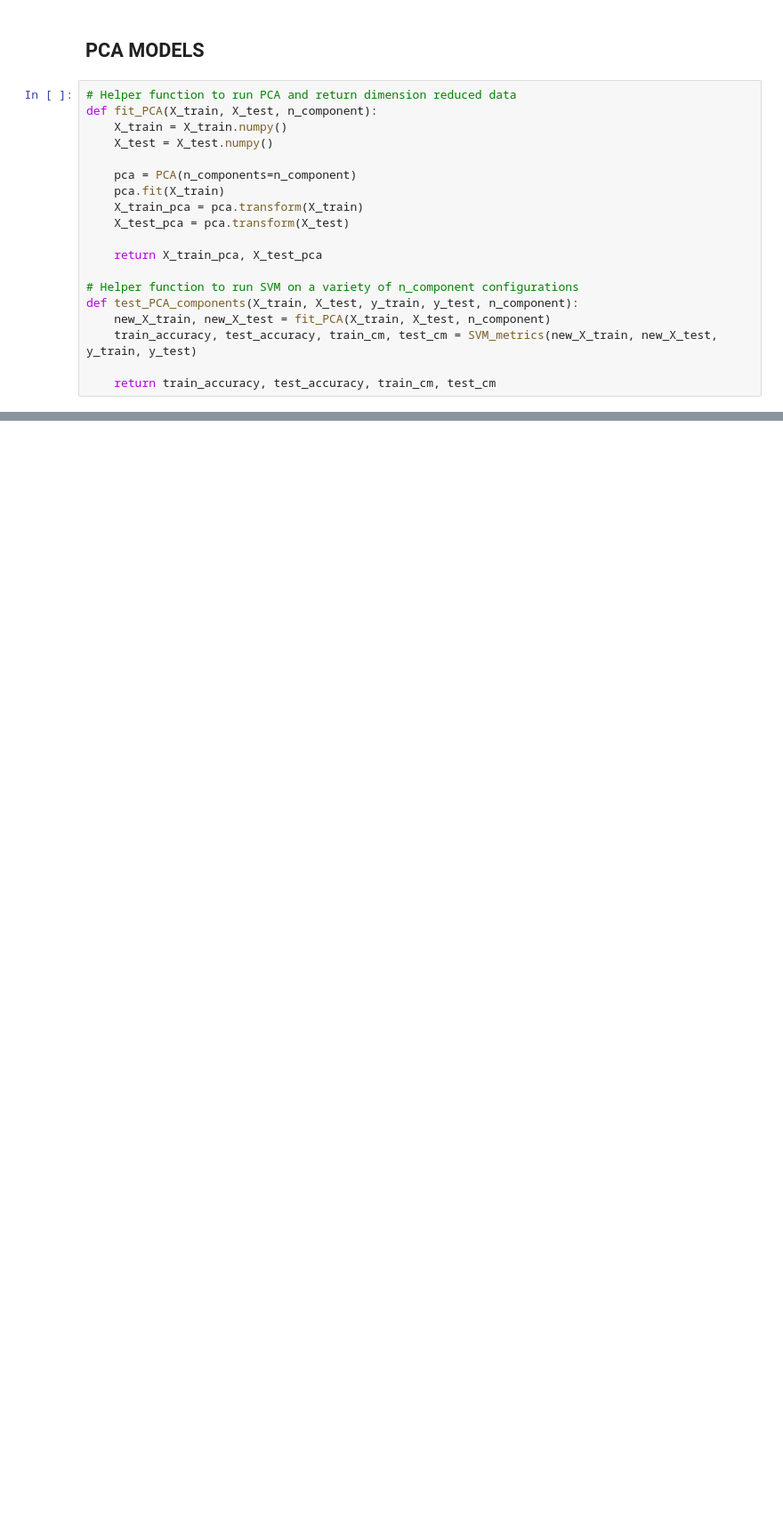
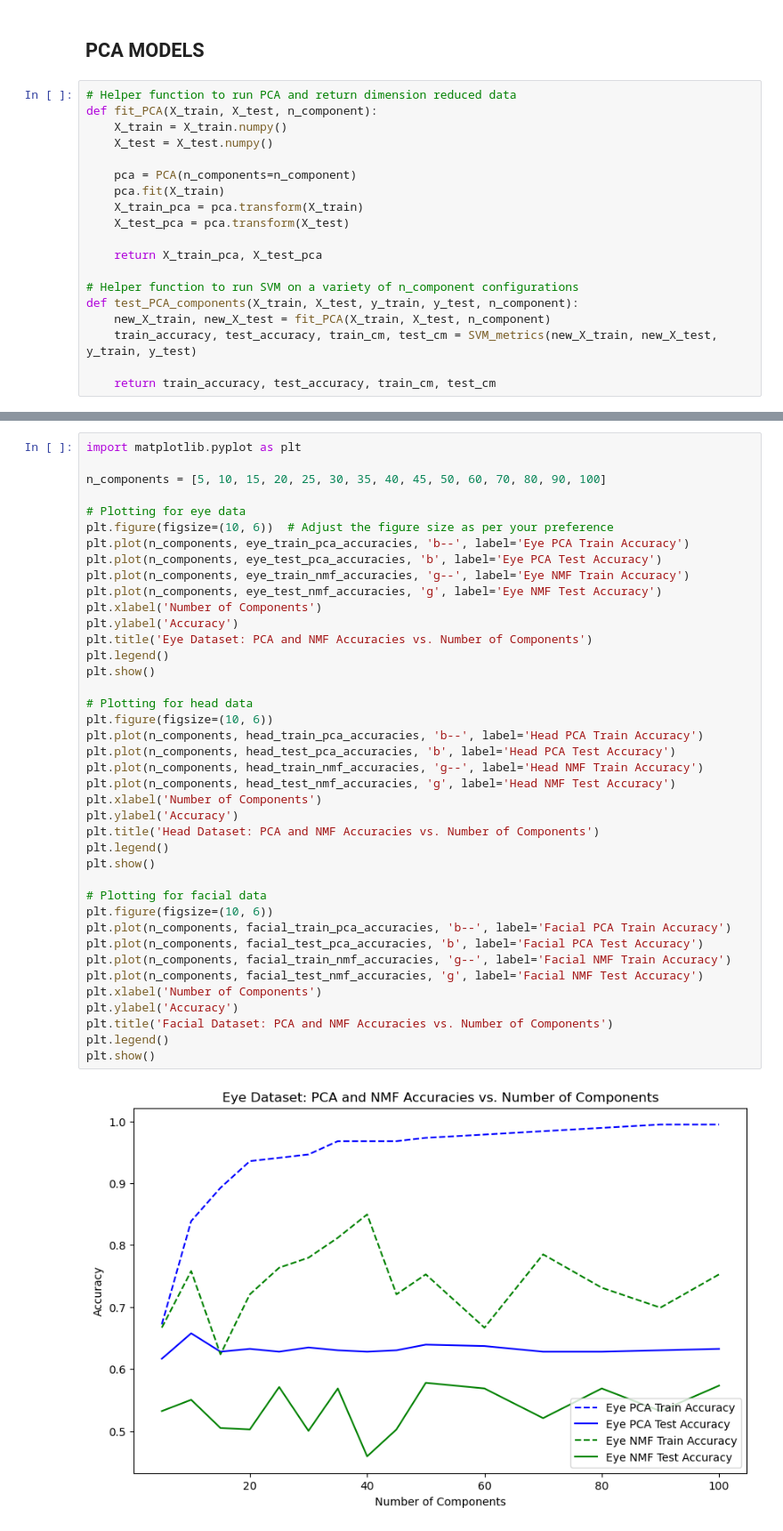
Before and after one commit to karenfeng/eigenfaces, a Jupyter notebook: ipynb/pca_nmf_plots.ipynb, the cells around one changed output, grey strips where cells are left out. Shown at 89% size. Saved outputs shown, nothing was run; the diff lists cells and outputs as text; blank space fills up the shorter version.

```diff
--- a/ipynb/pca_nmf_plots.ipynb
+++ b/ipynb/pca_nmf_plots.ipynb
@@ -229,0 +374,42 @@ plt.show()
+# %%
+import matplotlib.pyplot as plt
+
+n_components = [5, 10, 15, 20, 25, 30, 35, 40, 45, 50, 60, 70, 80, 90, 100]
+
+# Plotting for eye data
+plt.figure(figsize=(10, 6))  # Adjust the figure size as per your preference
+plt.plot(n_components, eye_train_pca_accuracies, 'b--', label='Eye PCA Train Accuracy')
+plt.plot(n_components, eye_test_pca_accuracies, 'b', label='Eye PCA Test Accuracy')
+plt.plot(n_components, eye_train_nmf_accuracies, 'g--', label='Eye NMF Train Accuracy')
+plt.plot(n_components, eye_test_nmf_accuracies, 'g', label='Eye NMF Test Accuracy')
+plt.xlabel('Number of Components')
+plt.ylabel('Accuracy')
+plt.title('Eye Dataset: PCA and NMF Accuracies vs. Number of Components')
+plt.legend()
+plt.show()
+
+# Plotting for head data
+plt.figure(figsize=(10, 6))
+plt.plot(n_components, head_train_pca_accuracies, 'b--', label='Head PCA Train Accuracy')
+plt.plot(n_components, head_test_pca_accuracies, 'b', label='Head PCA Test Accuracy')
+plt.plot(n_components, head_train_nmf_accuracies, 'g--', label='Head NMF Train Accuracy')
+plt.plot(n_components, head_test_nmf_accuracies, 'g', label='Head NMF Test Accuracy')
+plt.xlabel('Number of Components')
+plt.ylabel('Accuracy')
+plt.title('Head Dataset: PCA and NMF Accuracies vs. Number of Components')
+plt.legend()
+plt.show()
+
+# Plotting for facial data
+plt.figure(figsize=(10, 6))
+plt.plot(n_components, facial_train_pca_accuracies, 'b--', label='Facial PCA Train Accuracy')
+plt.plot(n_components, facial_test_pca_accuracies, 'b', label='Facial PCA Test Accuracy')
+plt.plot(n_components, facial_train_nmf_accuracies, 'g--', label='Facial NMF Train Accuracy')
+plt.plot(n_components, facial_test_nmf_accuracies, 'g', label='Facial NMF Test Accuracy')
+plt.xlabel('Number of Components')
+plt.ylabel('Accuracy')
+plt.title('Facial Dataset: PCA and NMF Accuracies vs. Number of Components')
+plt.legend()
+plt.show()
+# %% [output]
+[figure, added]
```
Also changed, not shown: parts of 17 cells of this notebook.
